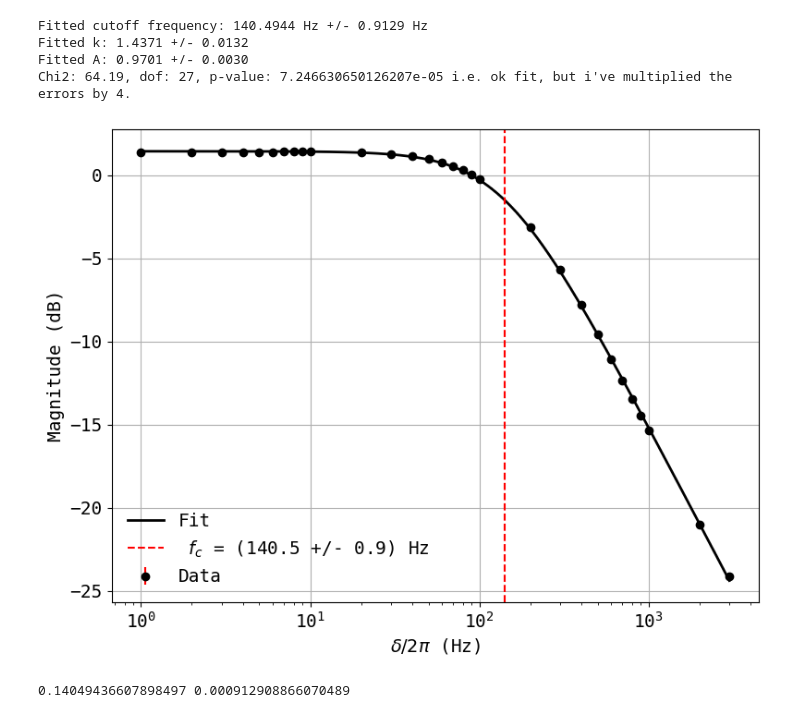
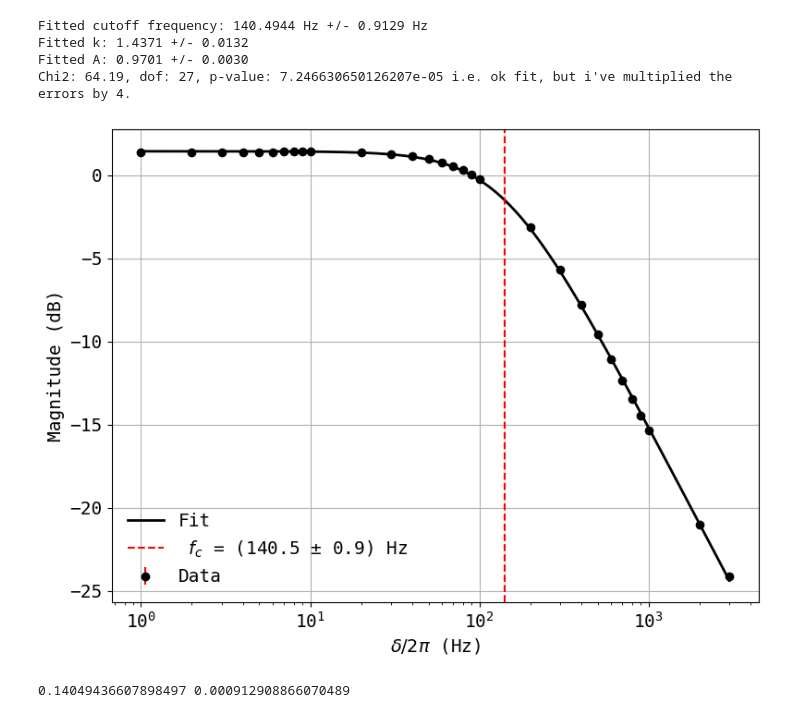
Before and after one commit to askeroelshoej/SP-Lock-In-Amp, a Jupyter notebook: experiment/analysis_stage_5.ipynb, the cells around one changed output. Cells and saved outputs as stored; diff of their text form; code cells hidden in the pictures.

```diff
--- a/experiment/analysis_stage_5.ipynb
+++ b/experiment/analysis_stage_5.ipynb
@@ -118,19 +118,19 @@ func_values = low_pass_model(f_linspace, A, f_c, k)
 # %%
 #plot the entire thing:
 fig, ax = plt.subplots(figsize=(8, 6))
 ax.errorbar(freq_detuning, amp_dB, yerr=errors, fmt='o', ms = 6, color='k', ecolor='r', label='Data')
 ax.plot(f_linspace, func_values, linestyle='-', linewidth = 2, color='k', label=f'Fit')
-ax.axvline(f_c, color='r', linestyle='--', label=f' $f_c$ = ({f_c:.1f} +/- {f_c_err:.1f}) Hz')
+ax.axvline(f_c, color='r', linestyle='--', label=f' $f_c$ = ({f_c:.1f} ± {f_c_err:.1f}) Hz')
 ax.set_xlabel(r"$\delta/2\pi$ (Hz)", fontsize=14)
 ax.set_ylabel(r"Magnitude (dB)", fontsize=14)
 ax.tick_params(axis='both', which='major', labelsize=14)
 ax.set_xscale('log')
 ax.grid(True)
 ax.legend(loc = 'best', fontsize =14, frameon = False)
 plt.tight_layout()
 plt.savefig('stage5_lpfit.pdf', dpi=600, bbox_inches='tight', pad_inches=0.02);
 # %% [output]
-[figure, old version]
+[figure, new version]
 # %%
 print(f_c*1e-3, f_c_err*1e-3)
 # %% [output]
```
Also changed, not shown: 9 other files.
